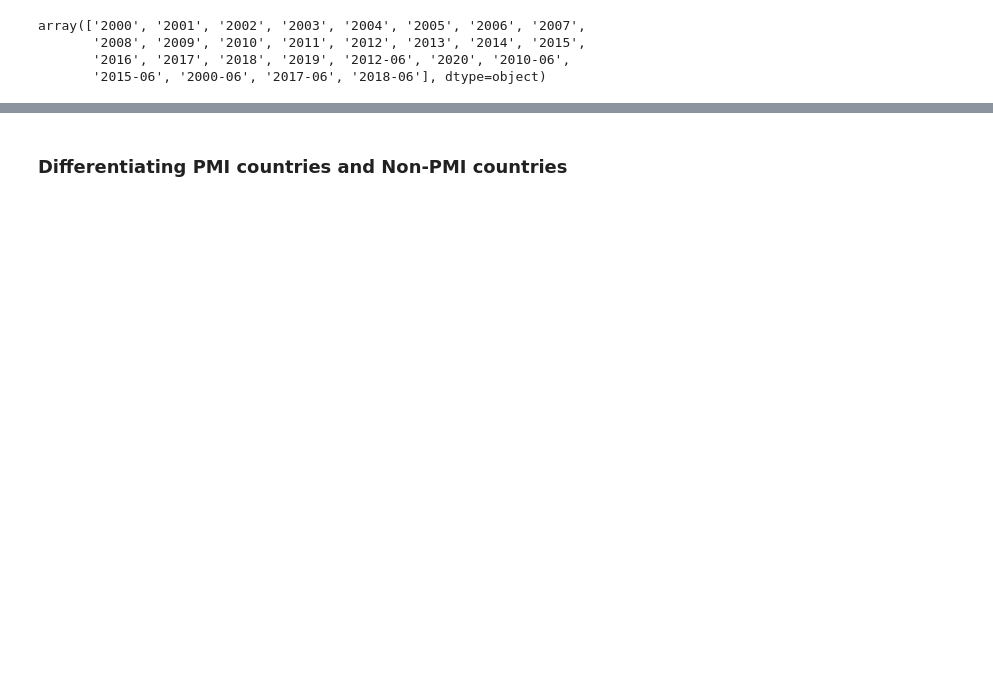
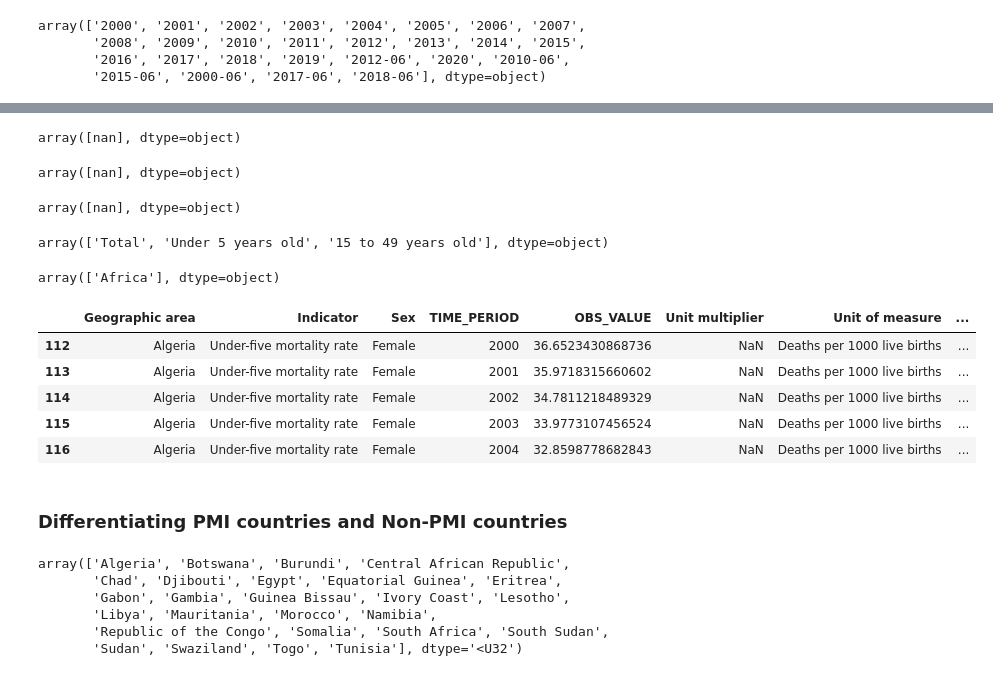
Before and after one commit to clemiblac/US_Africa_Policy, a Jupyter notebook: PMI countries vs non PMI.ipynb, the cells around one changed output, grey strips where cells are left out. Drawn from its saved outputs; the diff is of its cells as text; code cells hidden in the pictures; blank space fills up the shorter version.

Commit message:
cleaning data

```diff
--- a/PMI countries vs non PMI.ipynb
+++ b/PMI countries vs non PMI.ipynb
@@ -123,2 +232,42 @@ array(['2000', '2001', '2002', '2003', '2004', '2005', '2006', '2007',
+# %%
+malaria_2000_df["Time period activity related to when the data are collected"].unique() #Drop this column it is empty 5
+# %% [output]
+array([nan], dtype=object)
+# %%
+malaria_2000_df["REF_PERIOD"].unique() #Drop this column it is empty 6
+# %% [output]
+array([nan], dtype=object)
+# %%
+malaria_2000_df["COVERAGE_TIME"].unique() #Drop this column it is empty 7
+# %% [output]
+array([nan], dtype=object)
+# %%
+malaria_2000_df["Current age"].unique()
+# %% [output]
+array(['Total', 'Under 5 years old', '15 to 49 years old'], dtype=object)
+# %%
+malaria_2000_df["continent"].unique()
+# %% [output]
+array(['Africa'], dtype=object)
+# %%
+#Columns removed because they are empty:--
+#WGTD_SAMPL_SIZE,SERIES_FOOTNOTE, SOURCE_LINK, CUSTODIAN, Time period activity related to when the data are collected,
+#REF_PERIOD, COVERAGE_TIME
+
+#Removed continent identifier because they are all African countries
+
+#Columns to keep based on data explration above
+malaria_africa_2000=malaria_2000_df[['Geographic area', 'Indicator', 'Sex', 'TIME_PERIOD', 'OBS_VALUE','Unit multiplier',
+    'Unit of measure', 'Observation Status','Observation confidentaility', 'LOWER_BOUND','UPPER_BOUND', 'OBS_FOOTNOTE',
+    'DATA_SOURCE','Current age']]
+
+malaria_africa_2000.head(5)
+# %% [output]
+|  | Geographic area | Indicator | Sex | TIME_PERIOD | OBS_VALUE | Unit multiplier | Unit of measure | ... |
+| 112 | Algeria | Under-five mortality rate | Female | 2000 | 36.6523430868736 | NaN | Deaths per 1000 live births | ... |
+| 113 | Algeria | Under-five mortality rate | Female | 2001 | 35.9718315660602 | NaN | Deaths per 1000 live births | ... |
+| 114 | Algeria | Under-five mortality rate | Female | 2002 | 34.7811218489329 | NaN | Deaths per 1000 live births | ... |
+| 115 | Algeria | Under-five mortality rate | Female | 2003 | 33.9773107456524 | NaN | Deaths per 1000 live births | ... |
+| 116 | Algeria | Under-five mortality rate | Female | 2004 | 32.8598778682843 | NaN | Deaths per 1000 live births | ... |
 # %% [markdown]
 ### Differentiating PMI  countries and Non-PMI countries
@@ -144,0 +286,11 @@ Africa_df
+# %%
+import numpy as np
+non_PMI_countries = np.setdiff1d(african_countries,PMI_countries)
+non_PMI_countries
+# %% [output]
+array(['Algeria', 'Botswana', 'Burundi', 'Central African Republic',
+       'Chad', 'Djibouti', 'Egypt', 'Equatorial Guinea', 'Eritrea',
+       'Gabon', 'Gambia', 'Guinea Bissau', 'Ivory Coast', 'Lesotho',
+       'Libya', 'Mauritania', 'Morocco', 'Namibia',
+       'Republic of the Congo', 'Somalia', 'South Africa', 'South Sudan',
+       'Sudan', 'Swaziland', 'Togo', 'Tunisia'], dtype='<U32')
```
Also changed, not shown: parts of 29 cells of this notebook, 1 other file.
